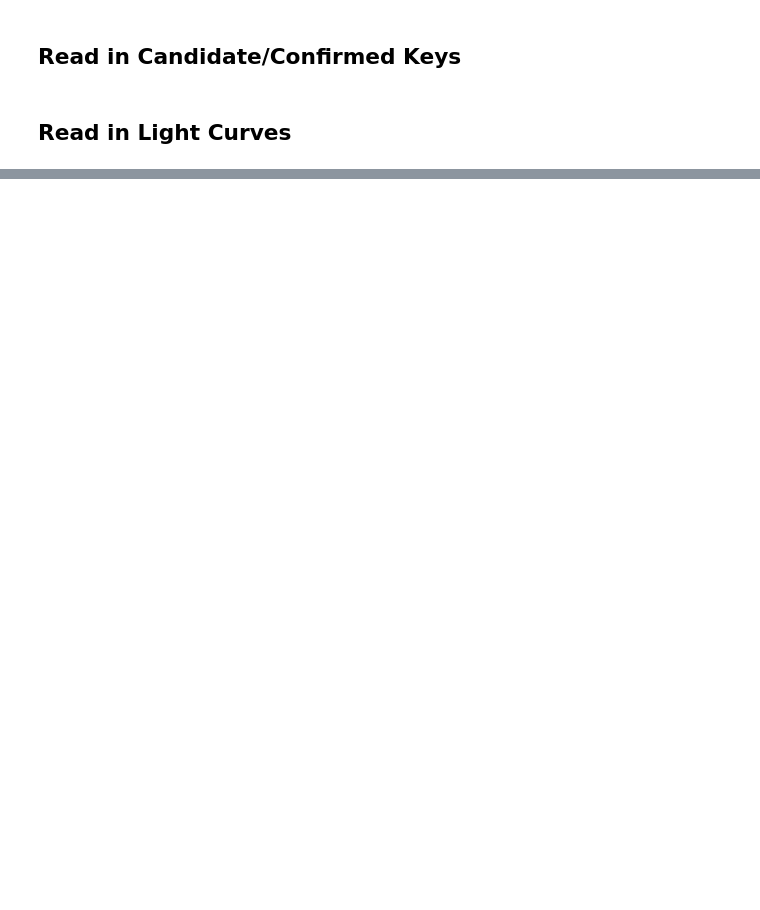
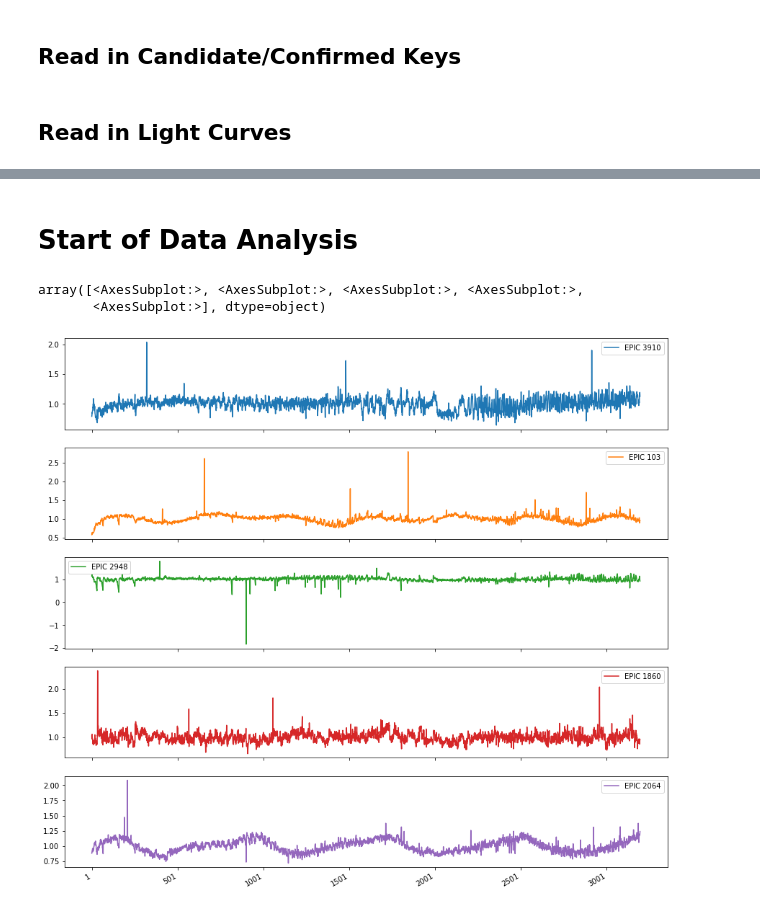
Before and after one commit to adamwickenden/TensorFlowNBs, a Jupyter notebook: Projects/K2/K2data.ipynb, the cells around one changed output, grey strips where cells are left out. Saved outputs shown, nothing was run; the diff lists cells and outputs as text; code cells hidden in the pictures; blank space fills up the shorter version.

Commit message:
final K2 data notebook, pretty successful tbf

```diff
--- a/Projects/K2/K2data.ipynb
+++ b/Projects/K2/K2data.ipynb
@@ -179,0 +188,3 @@ test_df.to_csv('kaggle_processed_test.csv', index=True)
+# %%
+ktrain = pd.read_csv('./data/kaggle_processed_train.csv', index_col=0)
+ktest = pd.read_csv('./data/kaggle_processed_test.csv', index_col=0)
@@ -179,0 +216,36 @@ test_df.to_csv('kaggle_processed_test.csv', index=True)
+# %%
+def align(row, front=True):
+    count = 0
+    for val in row:
+        if np.isnan(val):
+            count += 1
+        else:
+            break
+    if front:
+        count = -count
+    else:
+        count += 1
+
+    return row.shift(count)
+
+# Convert labels to binary (0=no planet, 1=planet)
+k2.loc[k2.label == 'NONE', 'label'] = 0
+k2.loc[k2.label == 'CONFIRMED', 'label'] = 1
+ktrain.loc[ktrain.label == 1, 'label'] = 0
+ktrain.loc[ktrain.label == 2, 'label'] = 1
+k2_labels = k2.pop('label')
+ktrain_labels = ktrain.pop('label')
+
+# Front align all the data
+k2 = k2.apply(align, axis=1)
+ktrain = ktrain.apply(align, axis=1)
+
+# Subset the K2 data so it is equivalent length/features as the kaggle data
+k2 = k2.shift(1, axis=1).drop('0', axis=1)[ktrain.columns]
+
+# Remove any K2 data which does not meet the minimum feature length requirements
+k2 = k2[~k2.isna().any(axis=1)]
+
+# merge the labels back
+k2 = k2.merge(k2_labels, left_index=True, right_index=True)
+ktrain = ktrain.merge(ktrain_labels, left_index=True, right_index=True)
@@ -179,0 +316,9 @@ test_df.to_csv('kaggle_processed_test.csv', index=True)
+# %% [markdown]
+# Start of Data Analysis
+# %%
+sample = ktrain.sample(5).drop('label', axis=1)
+sample.T.plot(subplots=True, figsize=(15,15))
+# %% [output]
+array([<AxesSubplot:>, <AxesSubplot:>, <AxesSubplot:>, <AxesSubplot:>,
+       <AxesSubplot:>], dtype=object)
+[figure, added]
```
Also changed, not shown: parts of 51 cells of this notebook, 1 other file.
